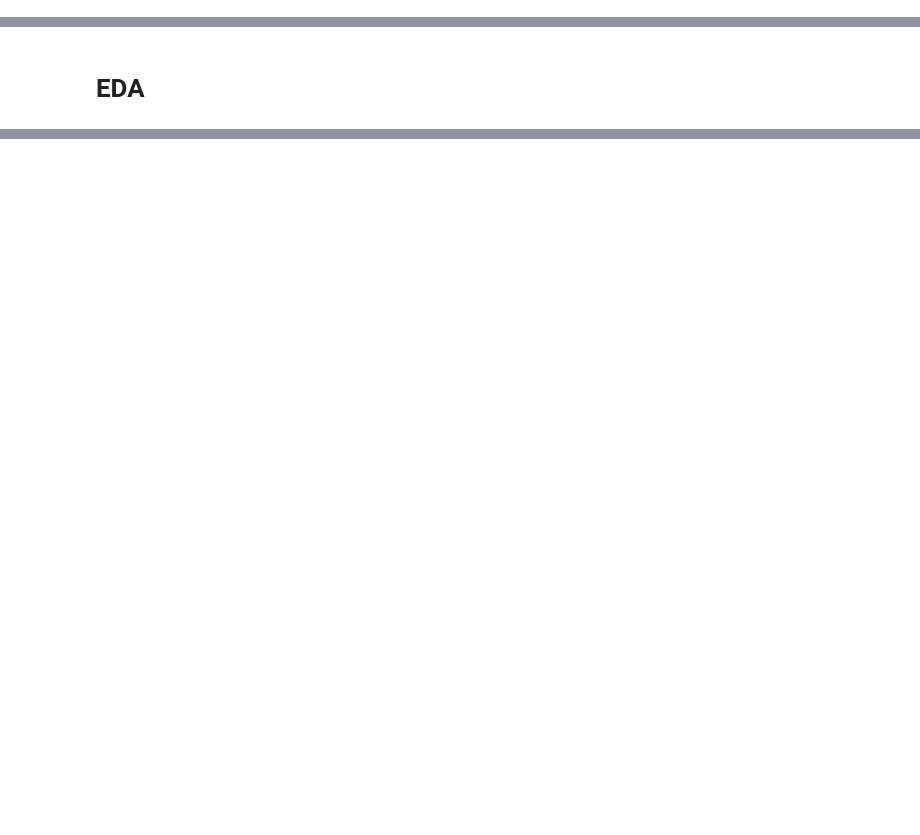
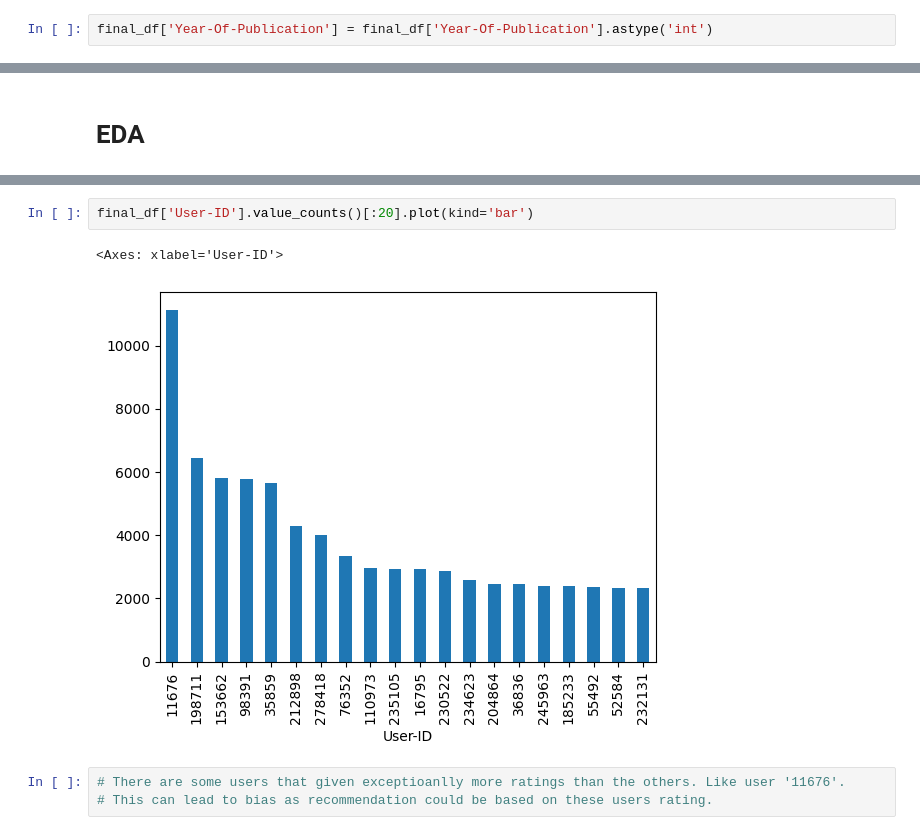
Before and after one commit to AnshulSGarg/Book-Recommender-System, a Jupyter notebook: Recommender_Model.ipynb, the cells around one changed output, grey strips where cells are left out. Saved outputs shown, nothing was run; the diff lists cells and outputs as text; blank space fills up the shorter version.

```diff
--- a/Recommender_Model.ipynb
+++ b/Recommender_Model.ipynb
@@ -231,3 +233,5 @@ final_df.shape
 # %%
 # There are 27% records in rating dataframe when linked with book dataframe has age value missing.
 # We can exlucde these, however, we will loose 27% of records. Let's make a decision later as we might determine age feature can be skipped as there are other features that can help in making a recommendation.
+# %%
+final_df['Year-Of-Publication'] = final_df['Year-Of-Publication'].astype('int')
@@ -235,0 +295,8 @@ final_df.shape
+# %%
+final_df['User-ID'].value_counts()[:20].plot(kind='bar')
+# %% [output]
+<Axes: xlabel='User-ID'>
+[figure, added]
+# %%
+# There are some users that given exceptioanlly more ratings than the others. Like user '11676'.
+# This can lead to bias as recommendation could be based on these users rating.
```
Also changed, not shown: parts of 20 cells of this notebook.
